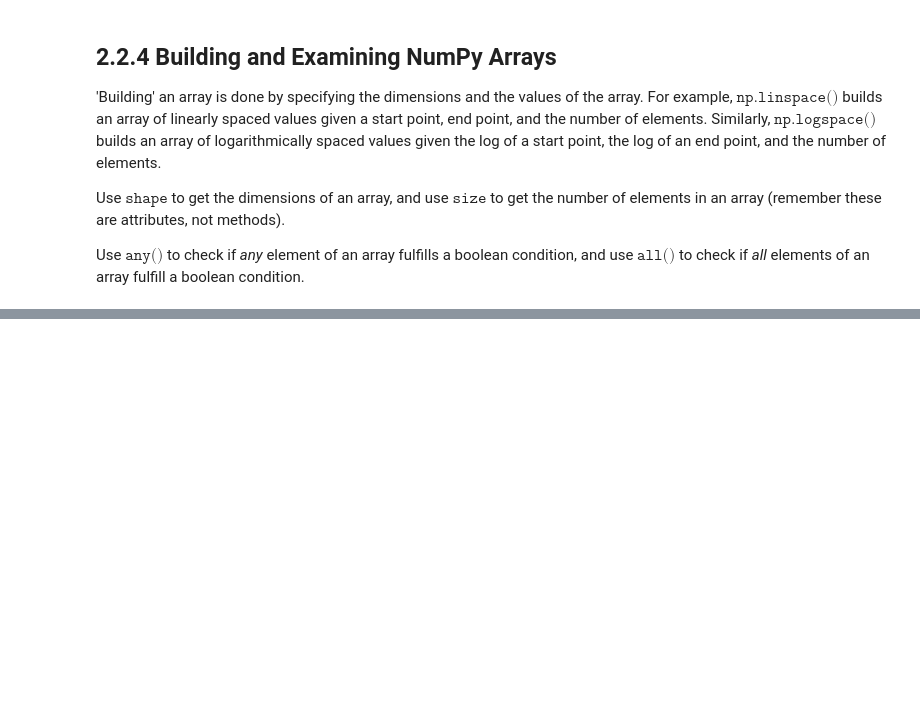
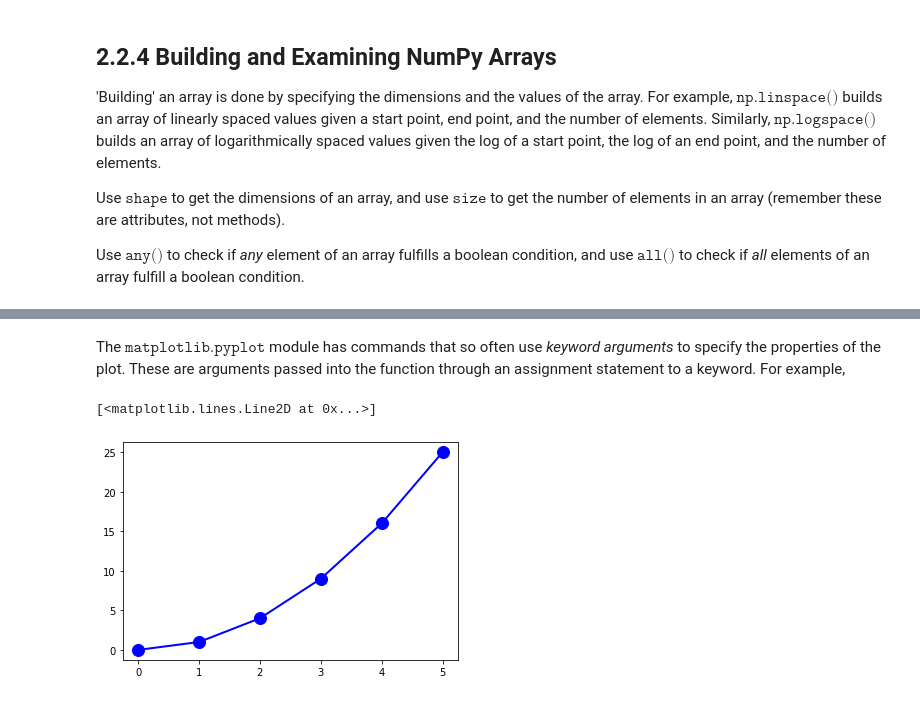
Before and after one commit to akhilkarra/python-lab, a Jupyter notebook: notebooks/PH526x/week2/week2_notes.ipynb, the cells around one changed output, grey strips where cells are left out. Cells and saved outputs as stored; diff of their text form; code cells hidden in the pictures; blank space fills up the shorter version.

Commit message:
Finish Module 2.3.2

```diff
--- a/notebooks/PH526x/week2/week2_notes.ipynb
+++ b/notebooks/PH526x/week2/week2_notes.ipynb
@@ -88,0 +128,7 @@ Use $\texttt{any()}$ to check if *any* element of an array fulfills a boolean co
+# %% [markdown]
+The $\texttt{matplotlib.pyplot}$ module has commands that so often use *keyword arguments* to specify the properties of the plot. These are arguments passed into the function through an assignment statement to a keyword. For example,
+# %%
+plt.plot([0, 1, 4, 9, 16, 25], "bo-", linewidth=2, markersize=12)  # linewidth and markersize are keyword arguments
+# %% [output]
+[<matplotlib.lines.Line2D at 0x...>]
+[figure, added]
```
Also changed, not shown: parts of 10 cells of this notebook.
